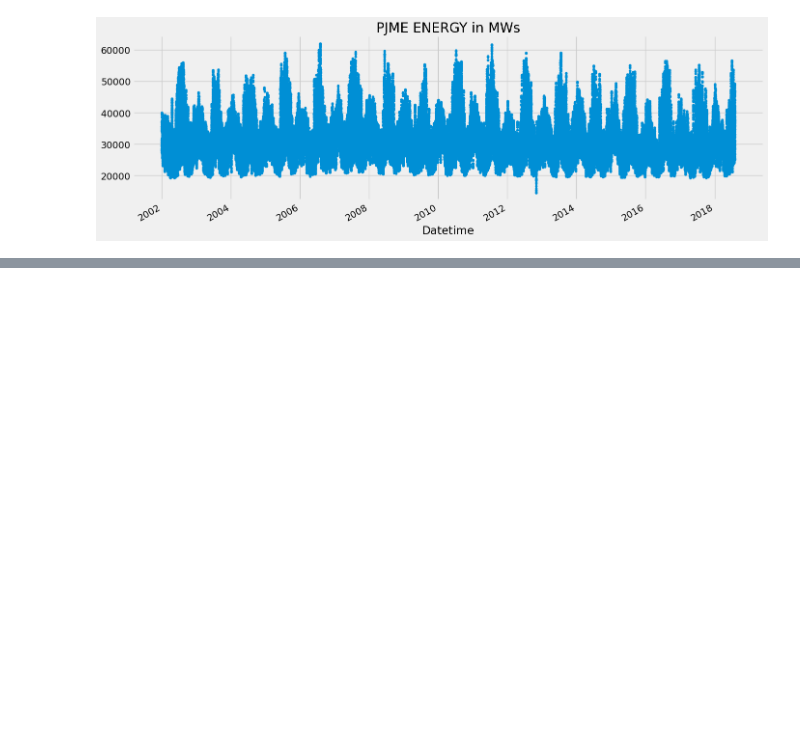
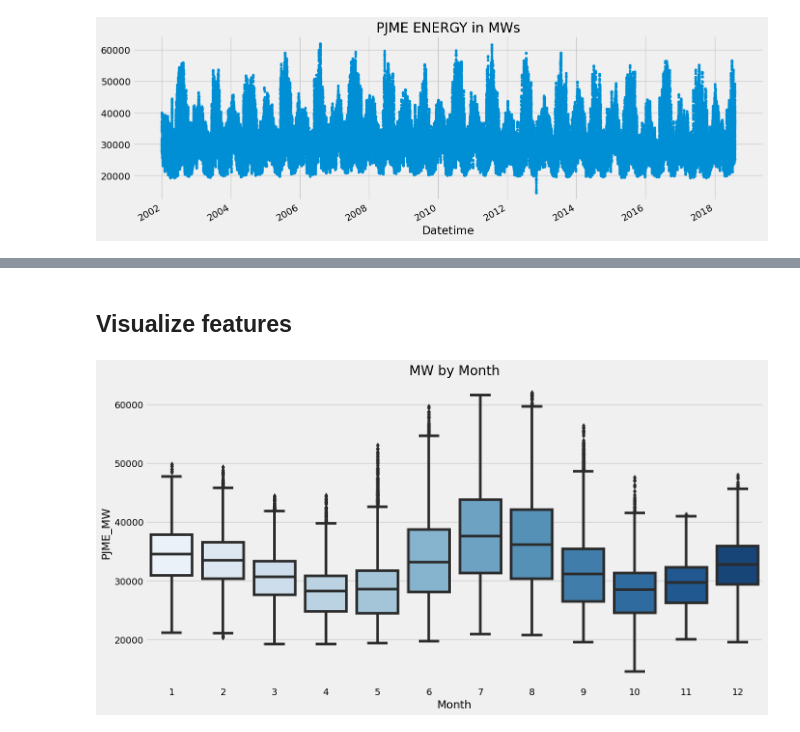
Before and after one commit to adnansherwani/Forecasting-DataModel, a Jupyter notebook: Forecasting-hourly-consumption.ipynb, the cells around one changed output, grey strips where cells are left out. Drawn from its saved outputs; the diff is of its cells as text; code cells hidden in the pictures; blank space fills up the shorter version.

```diff
--- a/Forecasting-hourly-consumption.ipynb
+++ b/Forecasting-hourly-consumption.ipynb
@@ -31,0 +57,17 @@ plt.show()
+# %%
+def create_features(df):
+    '''
+    Create time series features using time series index.
+    '''
+
+    df = df.copy()
+    df['Hour'] = df.index.hour
+    df['DayOfWeek'] = df.index.dayofweek
+    df['Quarter'] = df.index.quarter
+    df['Month'] = df.index.month
+    df['Year'] = df.index.year
+    df['Dayofyear'] = df.index.dayofyear
+    return df
+# %%
+df = create_features(df)
+df.head()
@@ -31,0 +82,9 @@ plt.show()
+# %% [markdown]
+## Visualize features
+# %%
+fig, ax = plt.subplots(figsize=(15,8))
+sns.boxplot(data=df, x='Month', y='PJME_MW',palette='Blues')
+ax.set_title('MW by Month')
+plt.show()
+# %% [output]
+[figure, added]
```
Also changed, not shown: parts of 17 cells of this notebook.
